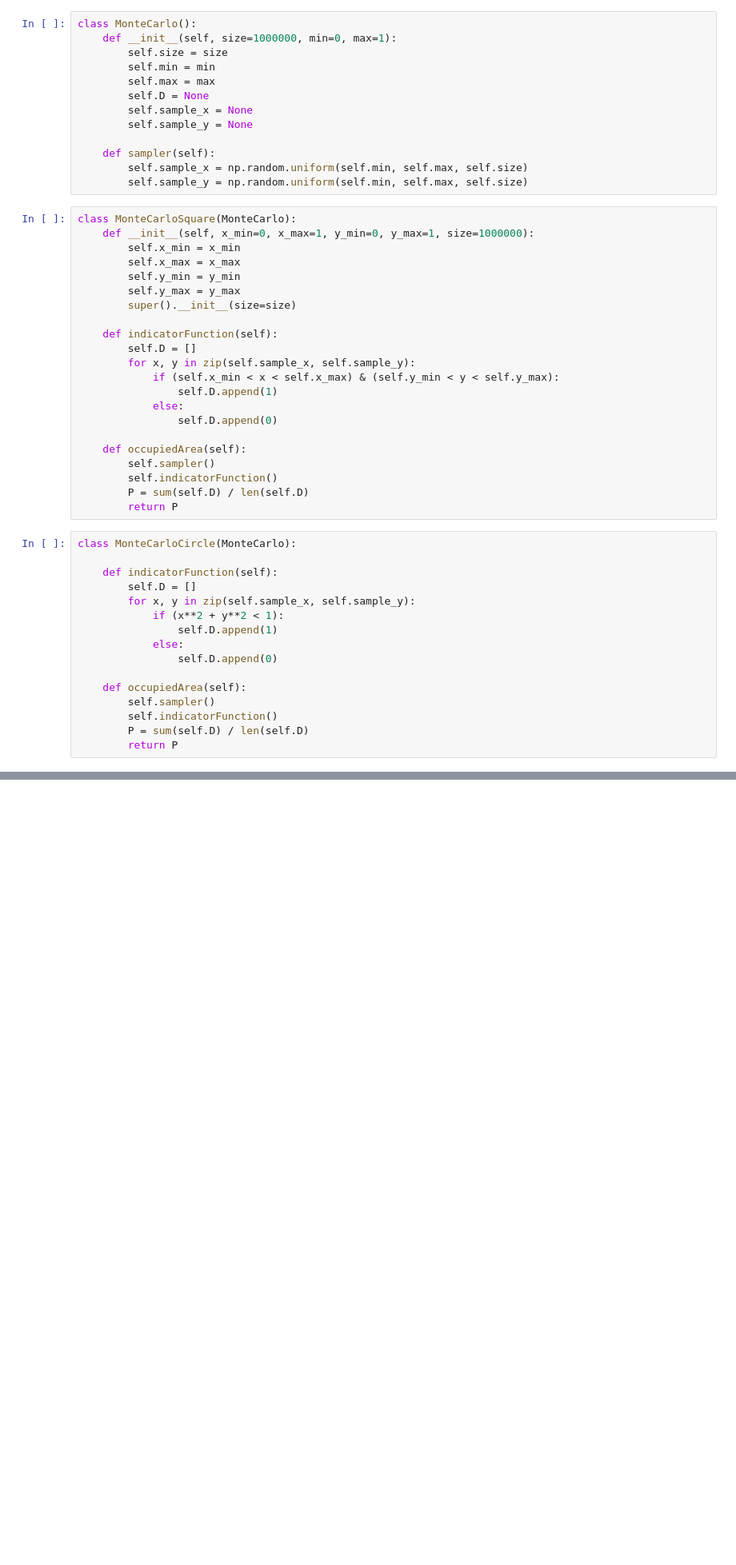
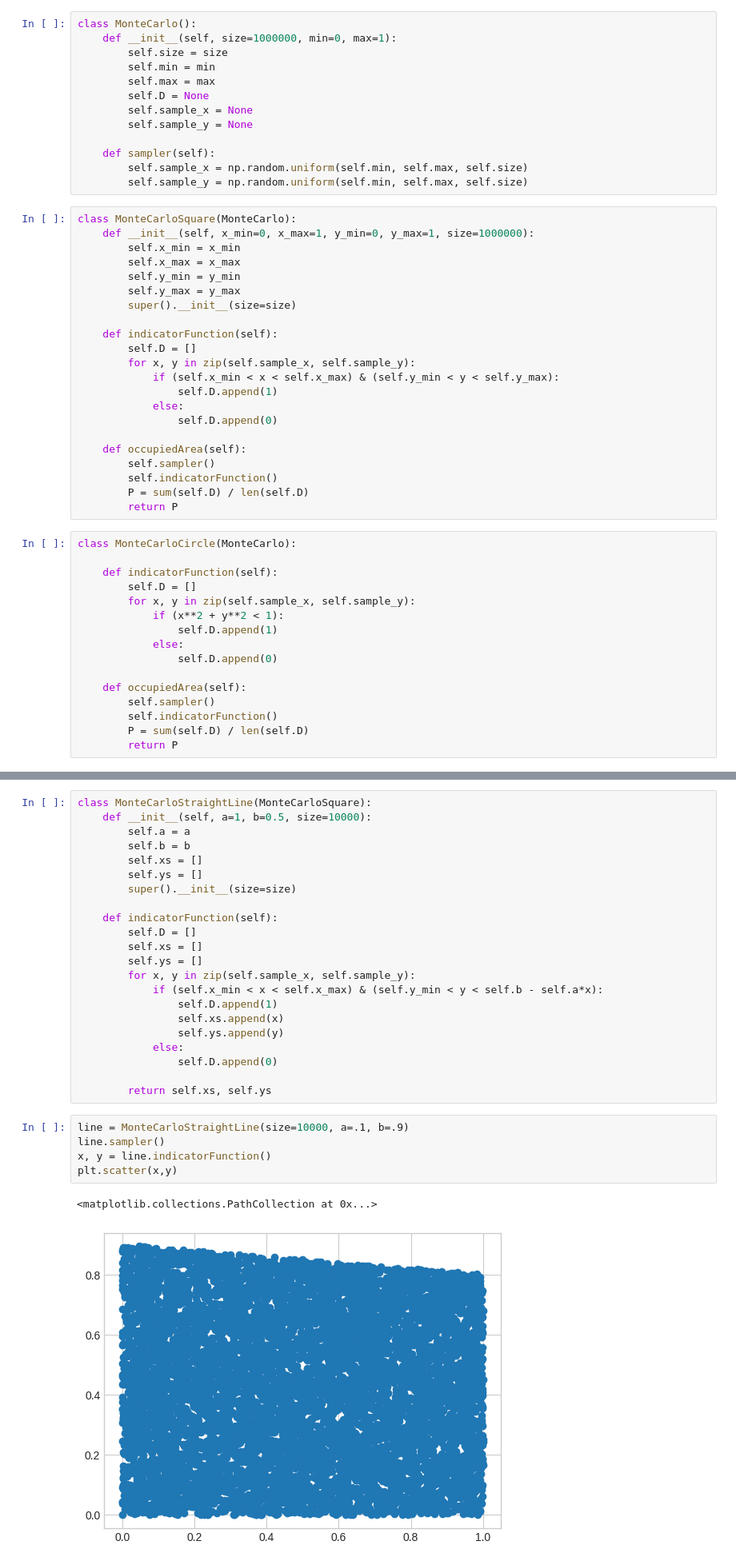
Before and after one commit to Asged/CompPhys, a Jupyter notebook: Week 01/W01B.ipynb, the cells around one changed output, grey strips where cells are left out. Shown at 80% size. Cells and saved outputs as stored; diff of their text form; blank space fills up the shorter version.

```diff
--- a/Week 01/W01B.ipynb
+++ b/Week 01/W01B.ipynb
@@ -81,0 +109,30 @@ np.int64(1)
+# %%
+class MonteCarloStraightLine(MonteCarloSquare):
+    def __init__(self, a=1, b=0.5, size=10000):
+        self.a = a
+        self.b = b
+        self.xs = []
+        self.ys = []
+        super().__init__(size=size)
+
+    def indicatorFunction(self):
+        self.D = []
+        self.xs = []
+        self.ys = []
+        for x, y in zip(self.sample_x, self.sample_y):
+            if (self.x_min < x < self.x_max) & (self.y_min < y < self.b - self.a*x):
+                self.D.append(1)
+                self.xs.append(x)
+                self.ys.append(y)
+            else:
+                self.D.append(0)
+
+        return self.xs, self.ys
+# %%
+line = MonteCarloStraightLine(size=10000, a=.1, b=.9)
+line.sampler()
+x, y = line.indicatorFunction()
+plt.scatter(x,y)
+# %% [output]
+<matplotlib.collections.PathCollection at 0x...>
+[figure, added]
```
Also changed, not shown: parts of 5 cells of this notebook, 1 other file.
